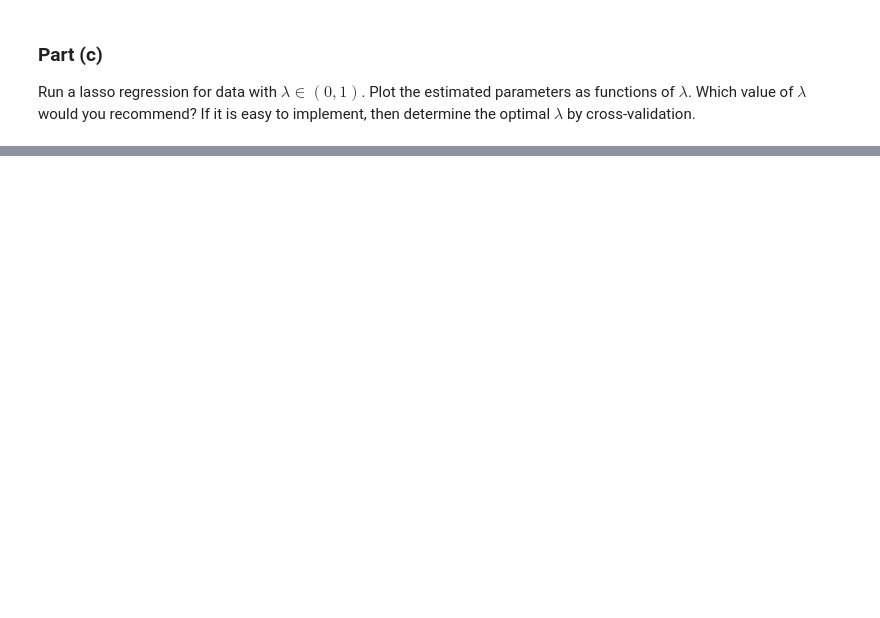
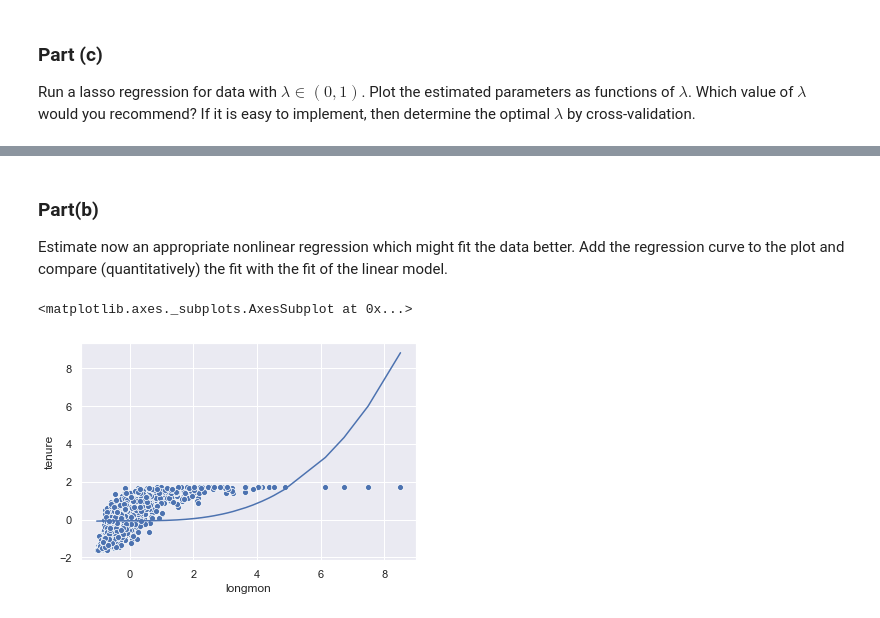
Before and after one commit to kai-wren/Statistic, a Jupyter notebook: Assignment 3.ipynb, the cells around one changed output, grey strips where cells are left out. Drawn from its saved outputs; the diff is of its cells as text; code cells hidden in the pictures; blank space fills up the shorter version.

```diff
--- a/Assignment 3.ipynb
+++ b/Assignment 3.ipynb
@@ -171,0 +217,19 @@ Number of features used: 14
+# %% [markdown]
+### Part(b)
+
+Estimate now an appropriate nonlinear regression which might ﬁt the data better. Add the regression curve to the plot and compare (quantitatively) the ﬁt with the ﬁt of the linear model.
+# %%
+from sklearn.svm import SVR
+
+X = telco_df_norm_dummy.copy().longmon
+X = X.to_numpy().reshape(-1, 1)
+Y = telco_df_norm_dummy.copy().tenure
+
+model = SVR(kernel='poly')
+model.fit(X,Y)
+
+sns.scatterplot(x=telco_df_norm_dummy.longmon, y=telco_df_norm_dummy.tenure)
+sns.lineplot(x=telco_df_norm_dummy.longmon, y=model.predict(X))
+# %% [output]
+<matplotlib.axes._subplots.AxesSubplot at 0x...>
+[figure, added]
```
Also changed, not shown: parts of 6 cells of this notebook.
